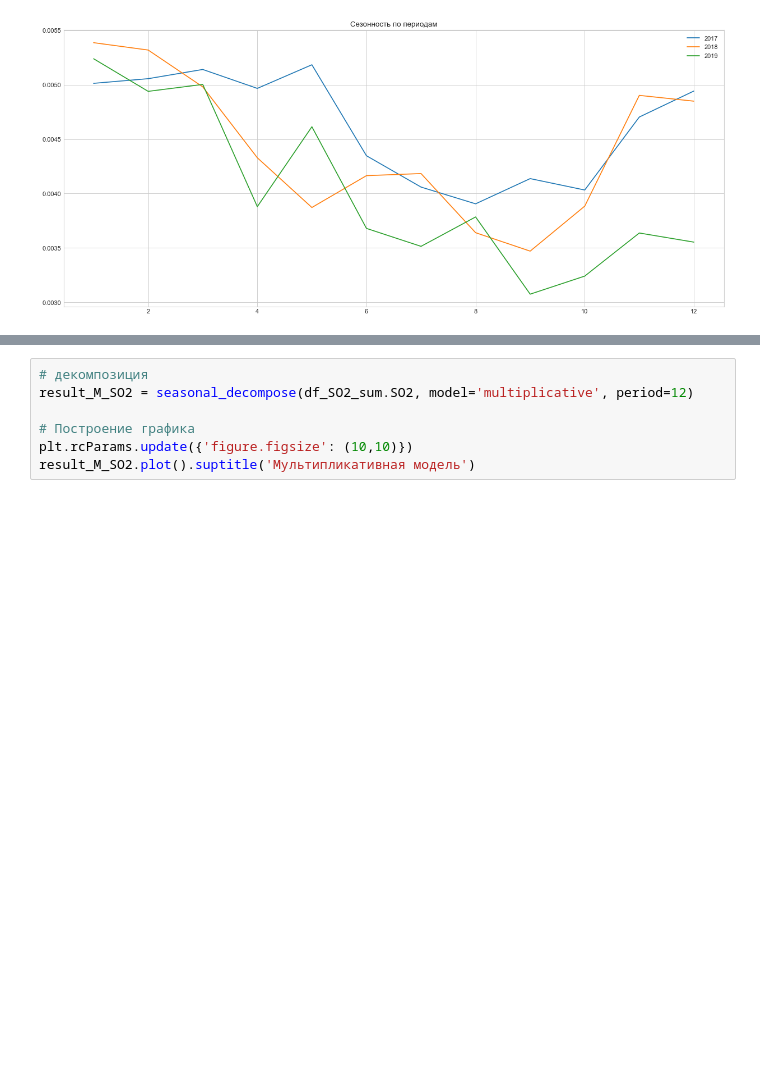
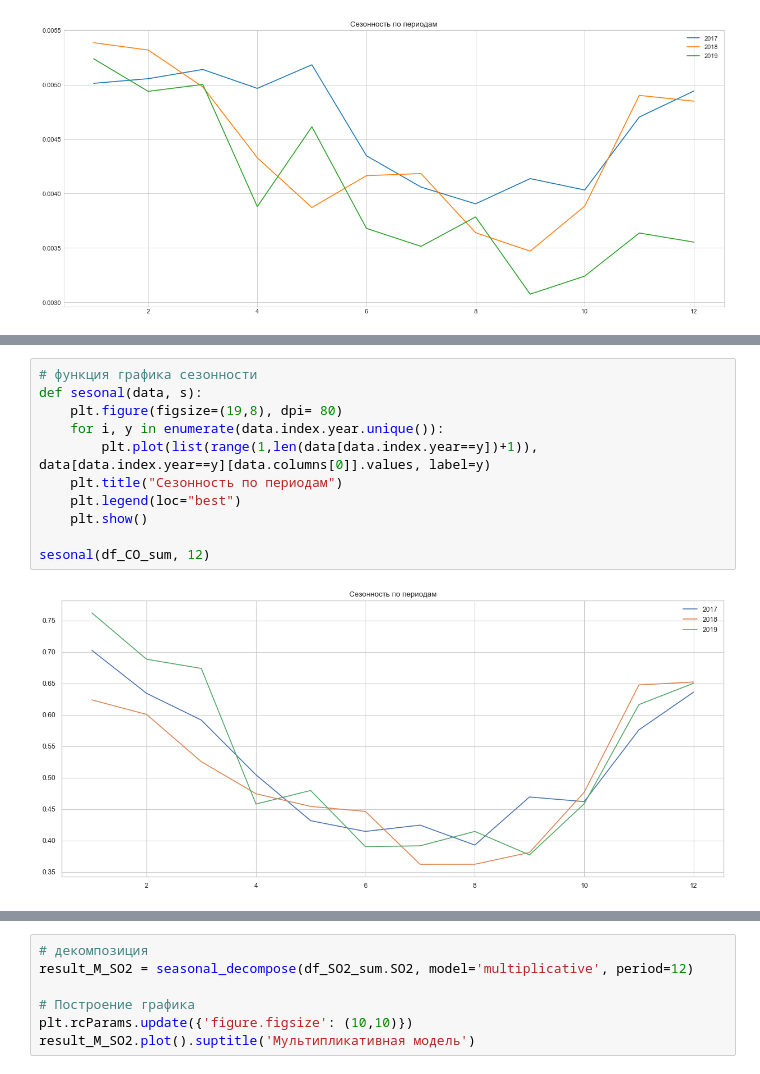
Before and after one commit to alpysbayev/test-task_DS-DE, a Jupyter notebook: ds-bi.ipynb, the cells around one changed output, grey strips where cells are left out. Cells and saved outputs as stored; diff of their text form; blank space fills up the shorter version.

```diff
--- a/ds-bi.ipynb
+++ b/ds-bi.ipynb
@@ -280,0 +307,13 @@ sesonal(df_SO2_sum, 12)
+# %%
+# функция графика сезонности
+def sesonal(data, s):
+    plt.figure(figsize=(19,8), dpi= 80)
+    for i, y in enumerate(data.index.year.unique()):
+        plt.plot(list(range(1,len(data[data.index.year==y])+1)), data[data.index.year==y][data.columns[0]].values, label=y)
+    plt.title("Сезонность по периодам")
+    plt.legend(loc="best")
+    plt.show()
+
+sesonal(df_CO_sum, 12)
+# %% [output]
+[figure, added]
```
Also changed, not shown: parts of 17 cells of this notebook.
